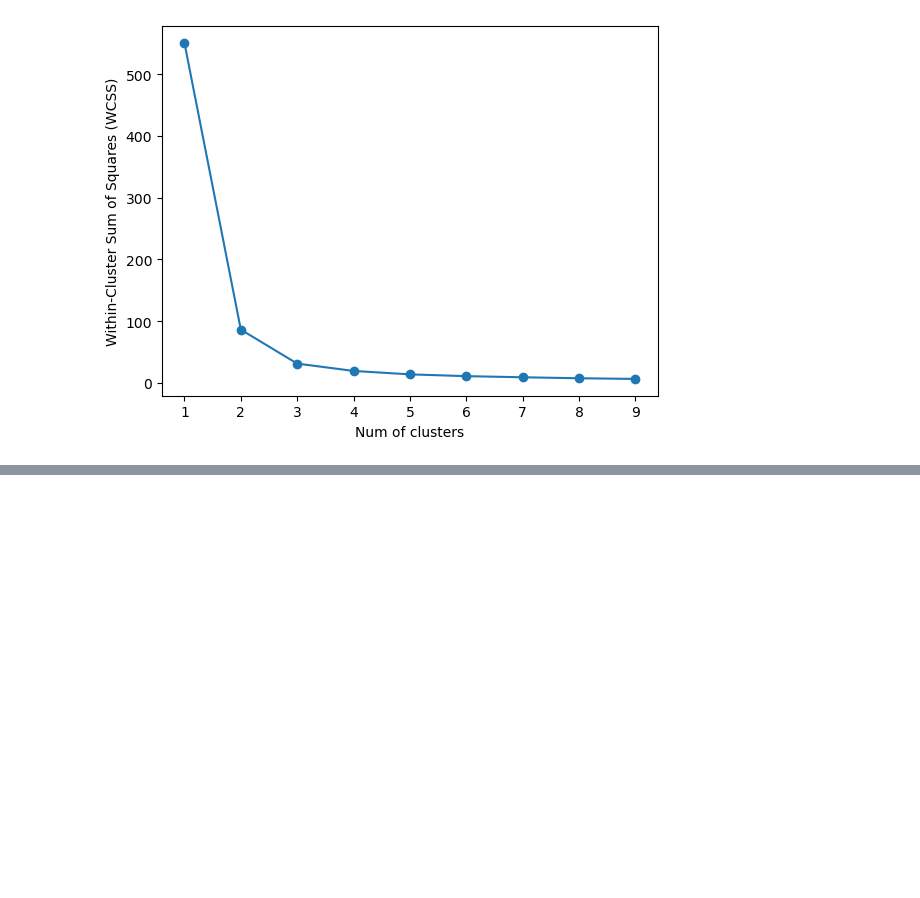
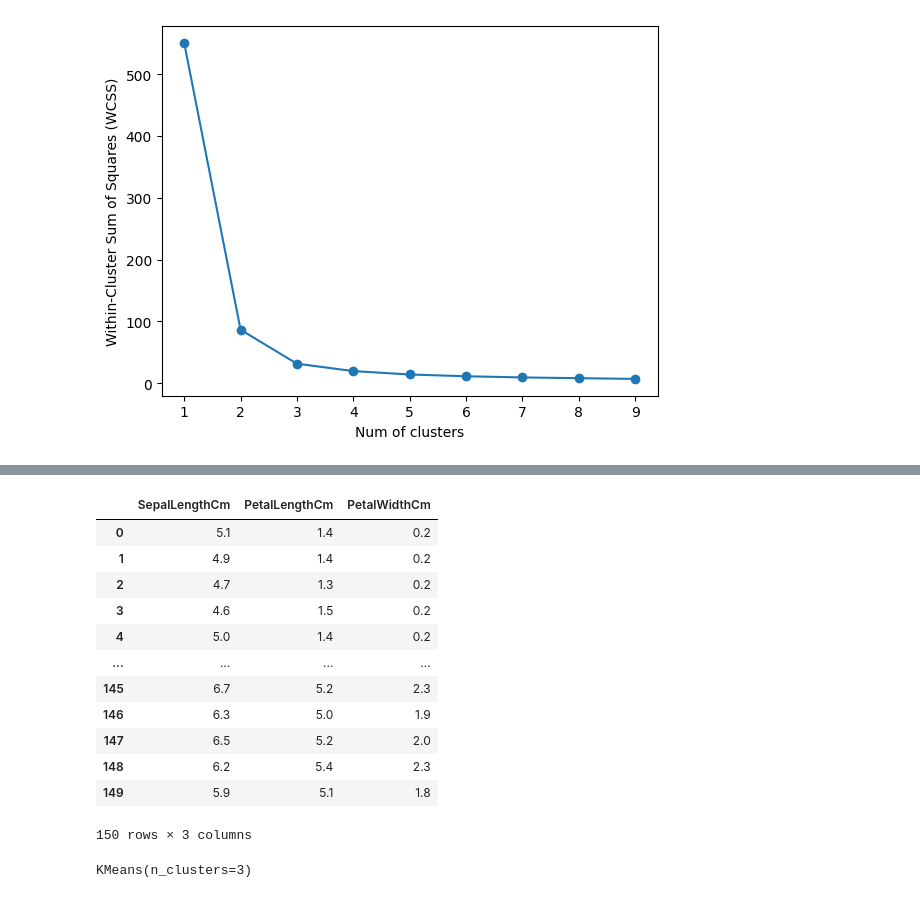
Before and after one commit to agtechresearch/MLapplications-graduate, a Jupyter notebook: W08_Iris_KmeansClustering.ipynb, the cells around one changed output, grey strips where cells are left out. Saved outputs shown, nothing was run; the diff lists cells and outputs as text; code cells hidden in the pictures; blank space fills up the shorter version.

```diff
--- a/W08_Iris_KmeansClustering.ipynb
+++ b/W08_Iris_KmeansClustering.ipynb
@@ -83,0 +141,29 @@ plt.show()
+# %%
+## 데이터 전처리: Petal length, Petal width, Sepal length 들을 가지고 클러스터링 (그 외 데이터 삭제)
+x_data_3d = df.drop(['SepalWidthCm'], axis=1)
+#x_data_3d = df[['SepalLengthCm', 'PetalLengthCm', 'PetalWidthCm']]  # 동일한 결과를 내놓는 코드
+
+x_data_3d
+# %% [output]
+|  | SepalLengthCm | PetalLengthCm | PetalWidthCm |
+| 0 | 5.1 | 1.4 | 0.2 |
+| 1 | 4.9 | 1.4 | 0.2 |
+| 2 | 4.7 | 1.3 | 0.2 |
+| 3 | 4.6 | 1.5 | 0.2 |
+| 4 | 5.0 | 1.4 | 0.2 |
+| ... | ... | ... | ... |
+| 145 | 6.7 | 5.2 | 2.3 |
+| 146 | 6.3 | 5.0 | 1.9 |
+| 147 | 6.5 | 5.2 | 2.0 |
+| 148 | 6.2 | 5.4 | 2.3 |
+| 149 | 5.9 | 5.1 | 1.8 |
+150 rows × 3 columns
+# %%
+## 클러스터링 수행 by K-means clustering
+# 알고리즘 선택과 불러오기 + cluster 수 설정
+model_3d = KMeans(n_clusters=3)
+
+# 모델 학습
+model_3d.fit(x_data_3d)
+# %% [output]
+KMeans(n_clusters=3)
```
Also changed, not shown: parts of 15 cells of this notebook.
